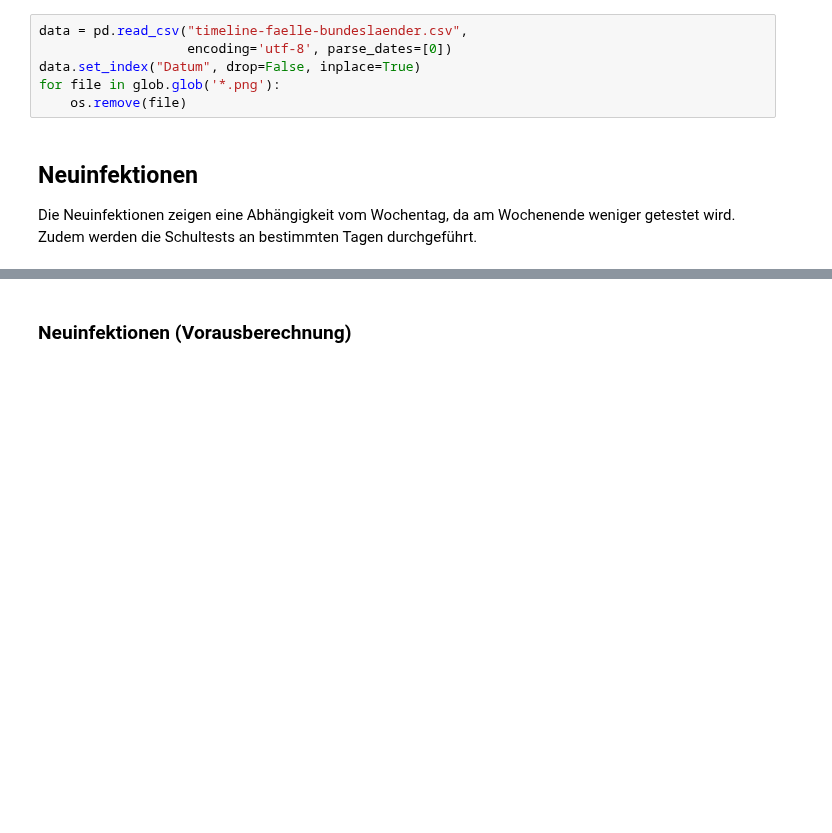
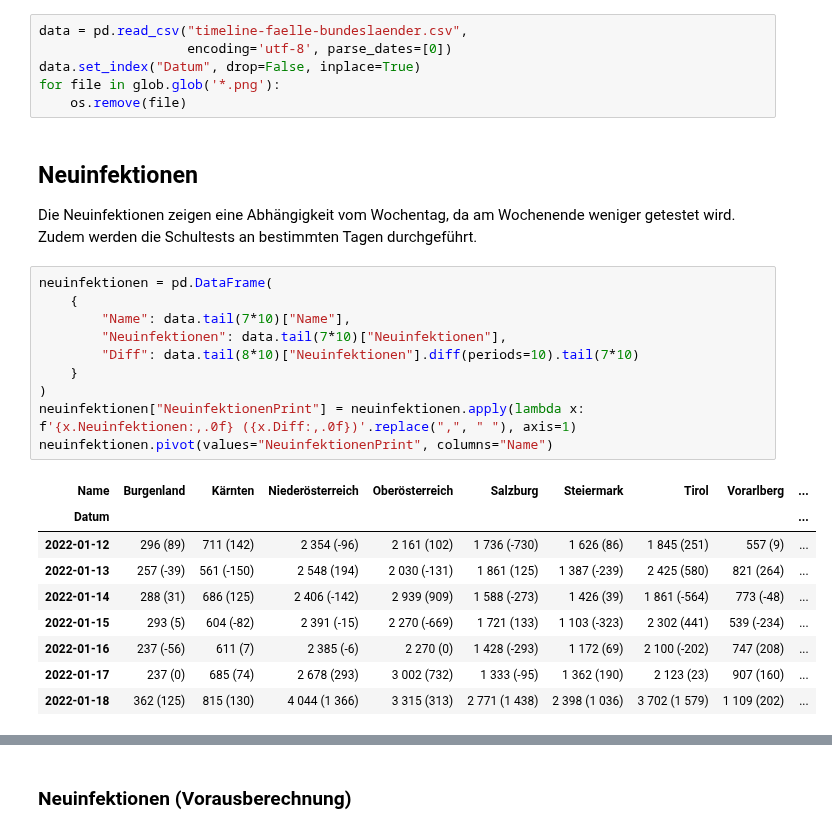
Before and after one commit to schletz/Pos5xhif, a Jupyter notebook: CovidAuswertung/covid_auswertung.ipynb, the cells around one changed output, grey strips where cells are left out. Saved outputs shown, nothing was run; the diff lists cells and outputs as text; blank space fills up the shorter version.

```diff
--- a/CovidAuswertung/covid_auswertung.ipynb
+++ b/CovidAuswertung/covid_auswertung.ipynb
@@ -104,6 +104,26 @@ for file in glob.glob('*.png'):
 ## Neuinfektionen
 
 Die Neuinfektionen zeigen eine Abhängigkeit vom Wochentag, da am Wochenende weniger getestet wird. Zudem werden die Schultests an bestimmten Tagen durchgeführt.
+# %%
+neuinfektionen = pd.DataFrame(
+    {
+        "Name": data.tail(7*10)["Name"],
+        "Neuinfektionen": data.tail(7*10)["Neuinfektionen"],
+        "Diff": data.tail(8*10)["Neuinfektionen"].diff(periods=10).tail(7*10)
+    }
+)
+neuinfektionen["NeuinfektionenPrint"] = neuinfektionen.apply(lambda x: f'{x.Neuinfektionen:,.0f} ({x.Diff:,.0f})'.replace(",", " "), axis=1)
+neuinfektionen.pivot(values="NeuinfektionenPrint", columns="Name")
+# %% [output]
+| Name | Burgenland | Kärnten | Niederösterreich | Oberösterreich | Salzburg | Steiermark | Tirol | Vorarlberg | ... |
+| Datum |  |  |  |  |  |  |  |  | ... |
+| 2022-01-12 | 296 (89) | 711 (142) | 2 354 (-96) | 2 161 (102) | 1 736 (-730) | 1 626 (86) | 1 845 (251) | 557 (9) | ... |
+| 2022-01-13 | 257 (-39) | 561 (-150) | 2 548 (194) | 2 030 (-131) | 1 861 (125) | 1 387 (-239) | 2 425 (580) | 821 (264) | ... |
+| 2022-01-14 | 288 (31) | 686 (125) | 2 406 (-142) | 2 939 (909) | 1 588 (-273) | 1 426 (39) | 1 861 (-564) | 773 (-48) | ... |
+| 2022-01-15 | 293 (5) | 604 (-82) | 2 391 (-15) | 2 270 (-669) | 1 721 (133) | 1 103 (-323) | 2 302 (441) | 539 (-234) | ... |
+| 2022-01-16 | 237 (-56) | 611 (7) | 2 385 (-6) | 2 270 (0) | 1 428 (-293) | 1 172 (69) | 2 100 (-202) | 747 (208) | ... |
+| 2022-01-17 | 237 (0) | 685 (74) | 2 678 (293) | 3 002 (732) | 1 333 (-95) | 1 362 (190) | 2 123 (23) | 907 (160) | ... |
+| 2022-01-18 | 362 (125) | 815 (130) | 4 044 (1 366) | 3 315 (313) | 2 771 (1 438) | 2 398 (1 036) | 3 702 (1 579) | 1 109 (202) | ... |
 # %%
 decomposed = STL(data.loc[data["Name"] == "Österreich", "Neuinfektionen"], period=7).fit()
 plt.rc("figure", figsize=(16, 8))
```
Also changed, not shown: parts of 7 cells of this notebook, 7 other files.
